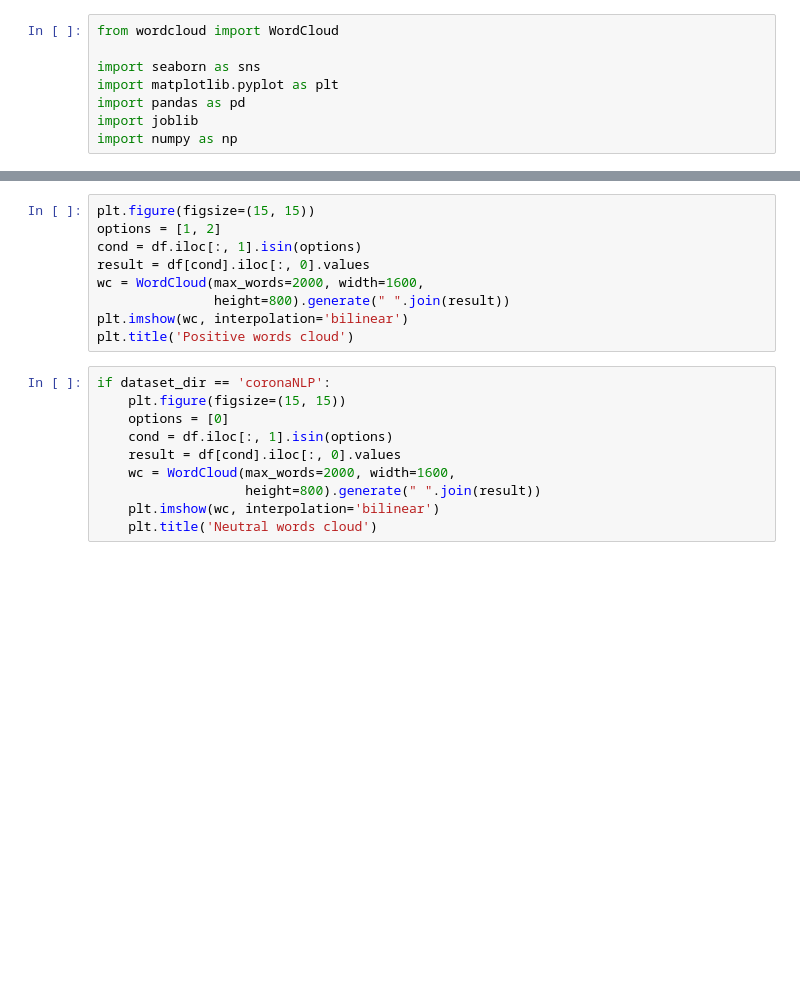
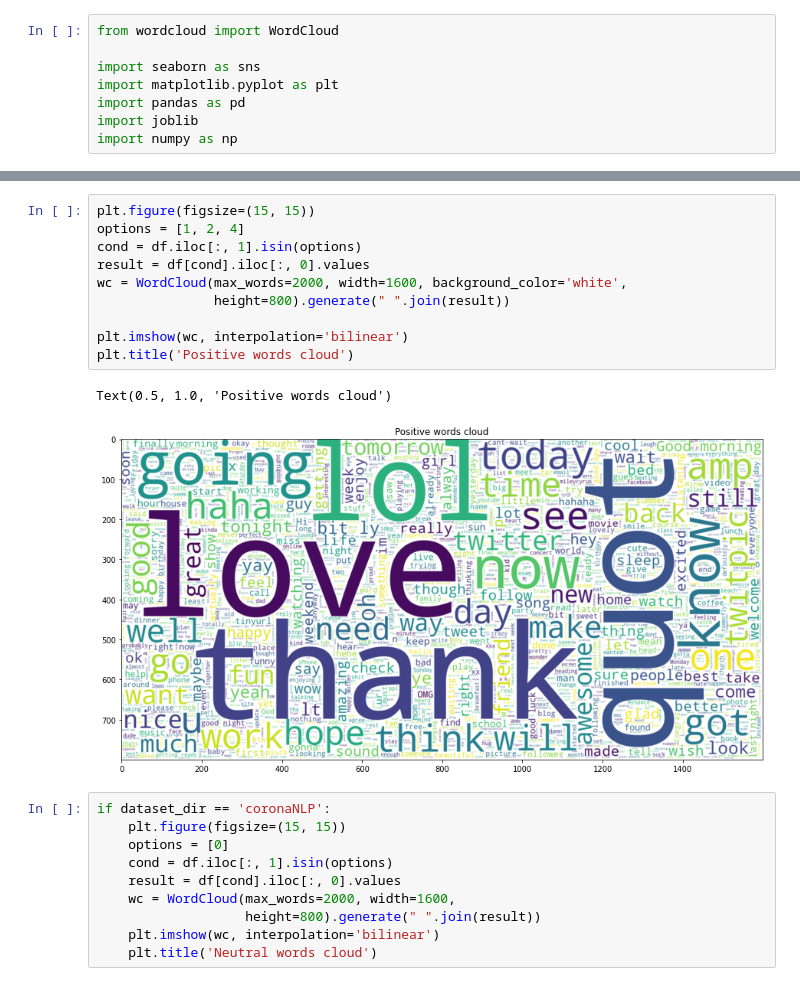
Before and after one commit to 3nws/twitter-text-classification, a Jupyter notebook: notebooks/visualization.ipynb, the cells around one changed output, grey strips where cells are left out. Cells and saved outputs as stored; diff of their text form; blank space fills up the shorter version.

```diff
--- a/notebooks/visualization.ipynb
+++ b/notebooks/visualization.ipynb
@@ -30,12 +64,16 @@ sns.countplot(y)
 # %%
 plt.figure(figsize=(15, 15))
-options = [1, 2]
+options = [1, 2, 4]
 cond = df.iloc[:, 1].isin(options)
 result = df[cond].iloc[:, 0].values
-wc = WordCloud(max_words=2000, width=1600,
+wc = WordCloud(max_words=2000, width=1600, background_color='white',
                height=800).generate(" ".join(result))
+
 plt.imshow(wc, interpolation='bilinear')
 plt.title('Positive words cloud')
+# %% [output]
+Text(0.5, 1.0, 'Positive words cloud')
+[figure, added]
 # %%
 if dataset_dir == 'coronaNLP':
     plt.figure(figsize=(15, 15))
```
Also changed, not shown: parts of 6 cells of this notebook, 3 other files.
